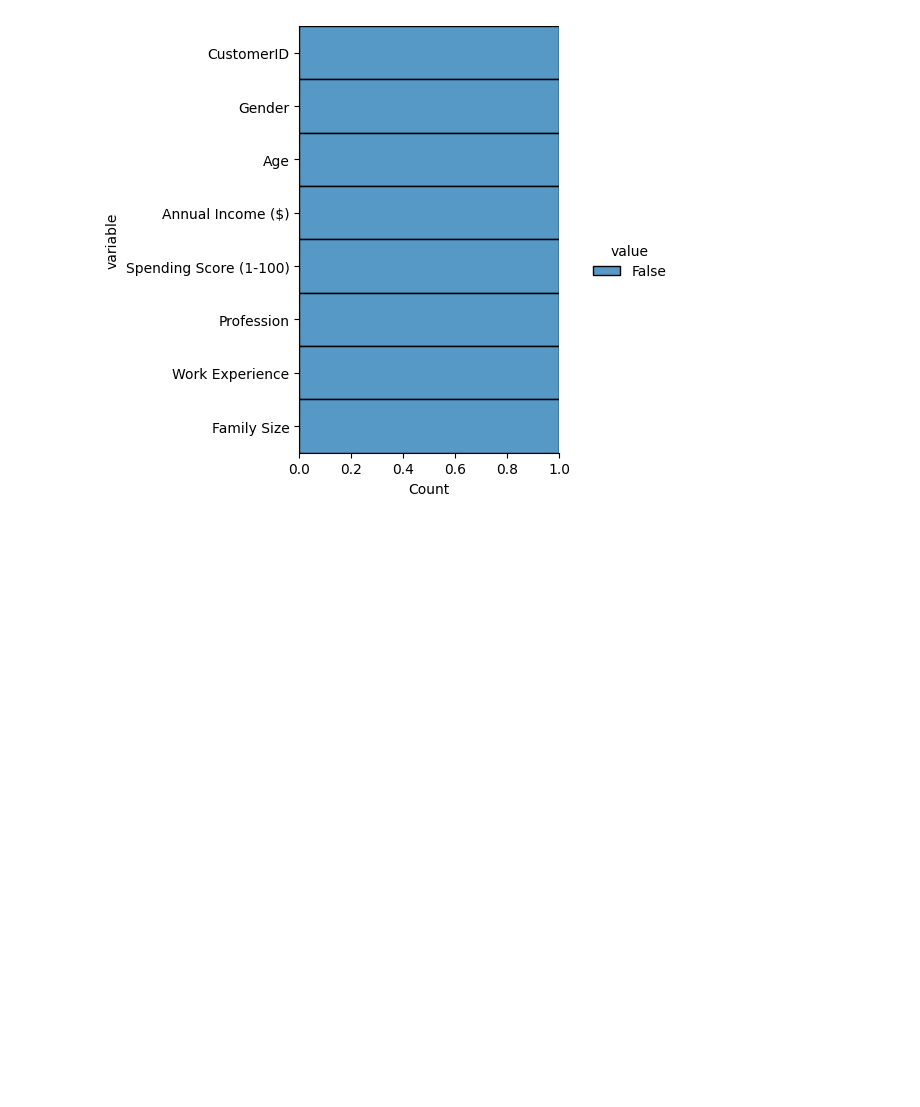
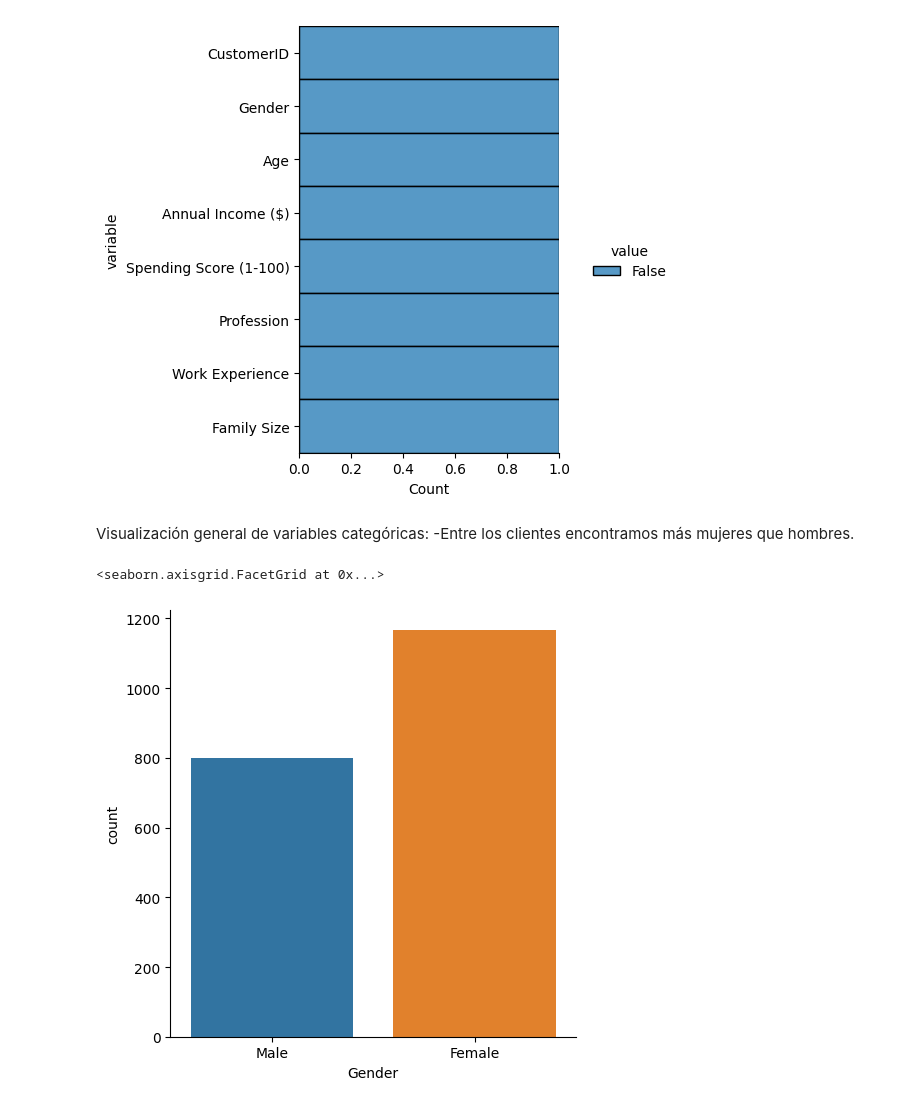
Before and after one commit to adolfo85/shopcustomer, a Jupyter notebook: notebooks/0.0-shopcustomer-introduction.ipynb, the cells around one changed output. Saved outputs shown, nothing was run; the diff lists cells and outputs as text; code cells hidden in the pictures; blank space fills up the shorter version.

```diff
--- a/notebooks/0.0-shopcustomer-introduction.ipynb
+++ b/notebooks/0.0-shopcustomer-introduction.ipynb
@@ -108,3 +108,15 @@ df_sinnulos
 # %% [output]
 <seaborn.axisgrid.FacetGrid at 0x...>
 [figure]
+# %% [markdown]
+Visualización general de variables categóricas:
+-Entre los clientes encontramos más mujeres que hombres.
+# %%
+sns.catplot(
+    data=df_sinnulos,
+    x='Gender',
+    kind='count'
+)
+# %% [output]
+<seaborn.axisgrid.FacetGrid at 0x...>
+[figure, added]
```
Also changed, not shown: parts of 2 cells of this notebook.
